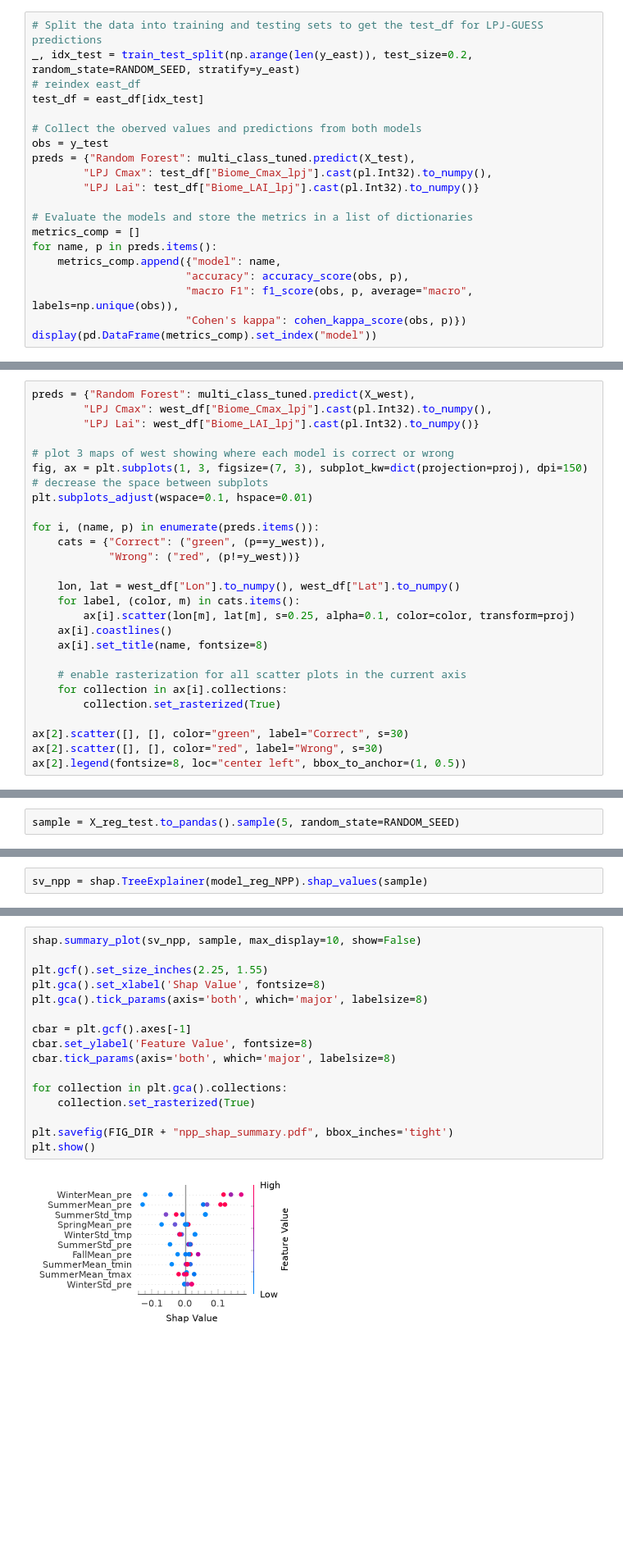
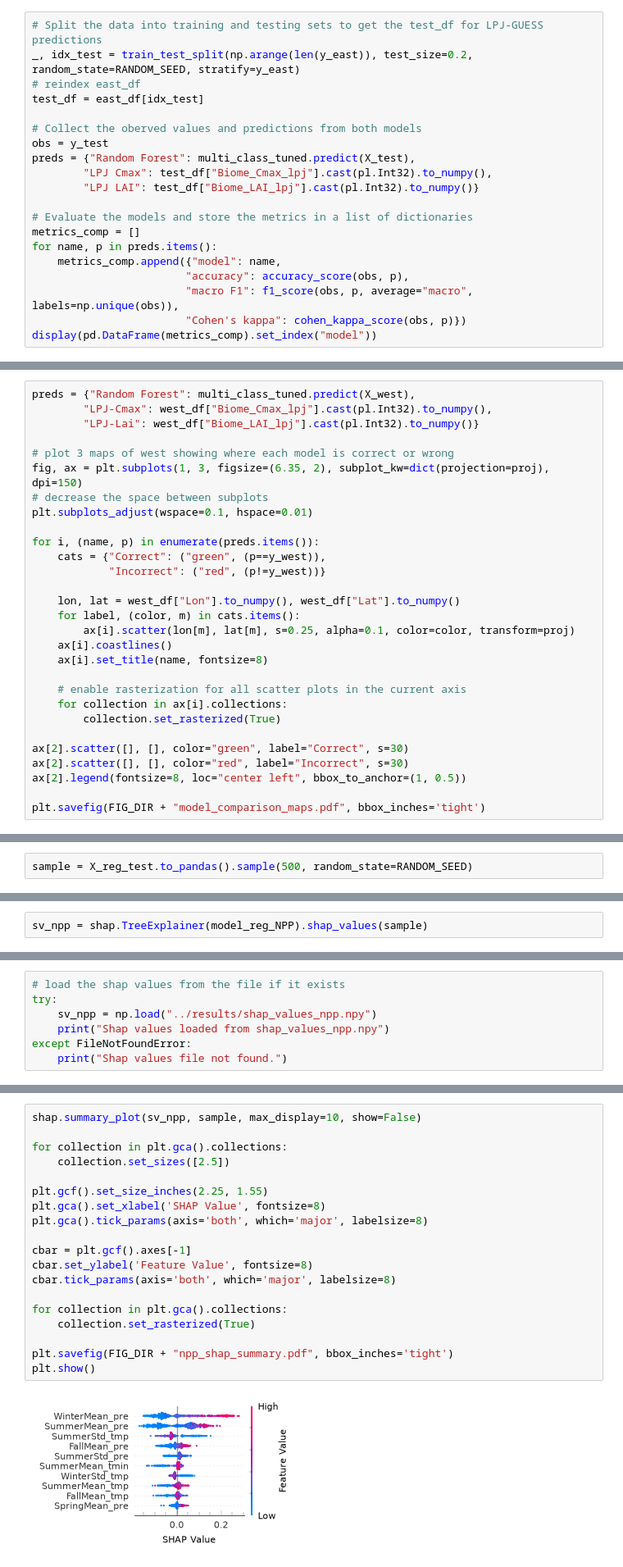
Before and after one commit to AndreaRaaschou/BERN01, a Jupyter notebook: biome_project/Hugo/rewrite.ipynb, the cells around one changed output, grey strips where cells are left out. Shown at 82% size. Drawn from its saved outputs; the diff is of its cells as text; blank space fills up the shorter version.

Commit message:
Further work on rewrite.ipynb and save shap values to avoid recomputing for futre analysis

```diff
--- a/biome_project/Hugo/rewrite.ipynb
+++ b/biome_project/Hugo/rewrite.ipynb
@@ -794,7 +793,7 @@ test_df = east_df[idx_test]
 obs = y_test
 preds = {"Random Forest": multi_class_tuned.predict(X_test),
         "LPJ Cmax": test_df["Biome_Cmax_lpj"].cast(pl.Int32).to_numpy(),
-        "LPJ Lai": test_df["Biome_LAI_lpj"].cast(pl.Int32).to_numpy()}
+        "LPJ LAI": test_df["Biome_LAI_lpj"].cast(pl.Int32).to_numpy()}
 
 # Evaluate the models and store the metrics in a list of dictionaries
 metrics_comp = []
@@ -837,16 +836,16 @@ ax[2].legend(fontsize=8, loc="center left", bbox_to_anchor=(1, 0.5))
 # %%
 preds = {"Random Forest": multi_class_tuned.predict(X_west),
-        "LPJ Cmax": west_df["Biome_Cmax_lpj"].cast(pl.Int32).to_numpy(),
-        "LPJ Lai": west_df["Biome_LAI_lpj"].cast(pl.Int32).to_numpy()}
+        "LPJ-Cmax": west_df["Biome_Cmax_lpj"].cast(pl.Int32).to_numpy(),
+        "LPJ-Lai": west_df["Biome_LAI_lpj"].cast(pl.Int32).to_numpy()}
 
 # plot 3 maps of west showing where each model is correct or wrong
-fig, ax = plt.subplots(1, 3, figsize=(7, 3), subplot_kw=dict(projection=proj), dpi=150)
+fig, ax = plt.subplots(1, 3, figsize=(6.35, 2), subplot_kw=dict(projection=proj), dpi=150)
 # decrease the space between subplots
 plt.subplots_adjust(wspace=0.1, hspace=0.01)
 
 for i, (name, p) in enumerate(preds.items()):
     cats = {"Correct": ("green", (p==y_west)),
-            "Wrong": ("red", (p!=y_west))}
+            "Incorrect": ("red", (p!=y_west))}
 
     lon, lat = west_df["Lon"].to_numpy(), west_df["Lat"].to_numpy()
     for label, (color, m) in cats.items():
@@ -859,6 +858,8 @@ for i, (name, p) in enumerate(preds.items()):
         collection.set_rasterized(True)
 
 ax[2].scatter([], [], color="green", label="Correct", s=30)
-ax[2].scatter([], [], color="red", label="Wrong", s=30)
+ax[2].scatter([], [], color="red", label="Incorrect", s=30)
 ax[2].legend(fontsize=8, loc="center left", bbox_to_anchor=(1, 0.5))
+
+plt.savefig(FIG_DIR + "model_comparison_maps.pdf", bbox_inches='tight')
 # %% [output]
@@ -1039,7 +1039,7 @@ silt_soil            0.000831
 orgC_soil            0.000755
 CN_soil              0.000630
 # %%
-sample = X_reg_test.to_pandas().sample(5, random_state=RANDOM_SEED)
+sample = X_reg_test.to_pandas().sample(500, random_state=RANDOM_SEED)
 # %% [markdown]
 ### NPP
 # %%
@@ -1046,0 +1057,7 @@ sv_npp = shap.TreeExplainer(model_reg_NPP).shap_values(sample)
+# %%
+# load the shap values from the file if it exists
+try:
+    sv_npp = np.load("../results/shap_values_npp.npy")
+    print("Shap values loaded from shap_values_npp.npy")
+except FileNotFoundError:
+    print("Shap values file not found.")
@@ -1047,21 +1066,24 @@ sv_npp = shap.TreeExplainer(model_reg_NPP).shap_values(sample)
 # %%
 shap.summary_plot(sv_npp, sample, max_display=10, show=False)
 
+for collection in plt.gca().collections:
+    collection.set_sizes([2.5])
+
 plt.gcf().set_size_inches(2.25, 1.55)
-plt.gca().set_xlabel('Shap Value', fontsize=8)
+plt.gca().set_xlabel('SHAP Value', fontsize=8)
 plt.gca().tick_params(axis='both', which='major', labelsize=8)
 
 cbar = plt.gcf().axes[-1]
 cbar.set_ylabel('Feature Value', fontsize=8)
 cbar.tick_params(axis='both', which='major', labelsize=8)
 
 for collection in plt.gca().collections:
     collection.set_rasterized(True)
 
 plt.savefig(FIG_DIR + "npp_shap_summary.pdf", bbox_inches='tight')
 plt.show()
 # %% [output]
-[figure, old version]
+[figure, new version]
 # %% [markdown]
 ### VegC
 # %%
```
Also changed, not shown: parts of 23 cells of this notebook, 2 other files.
